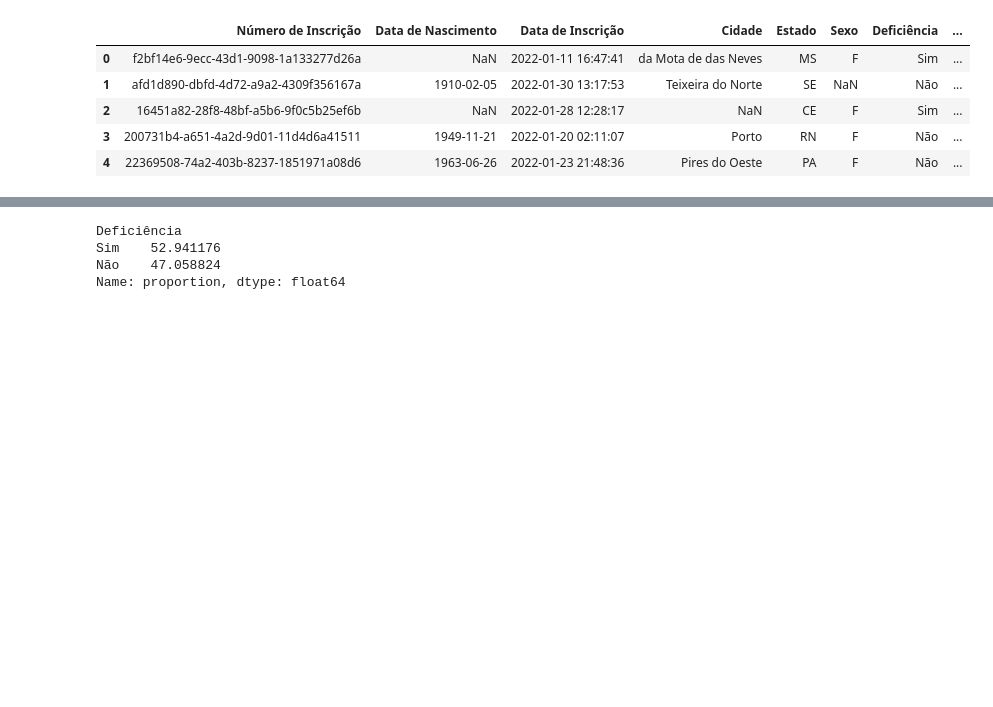
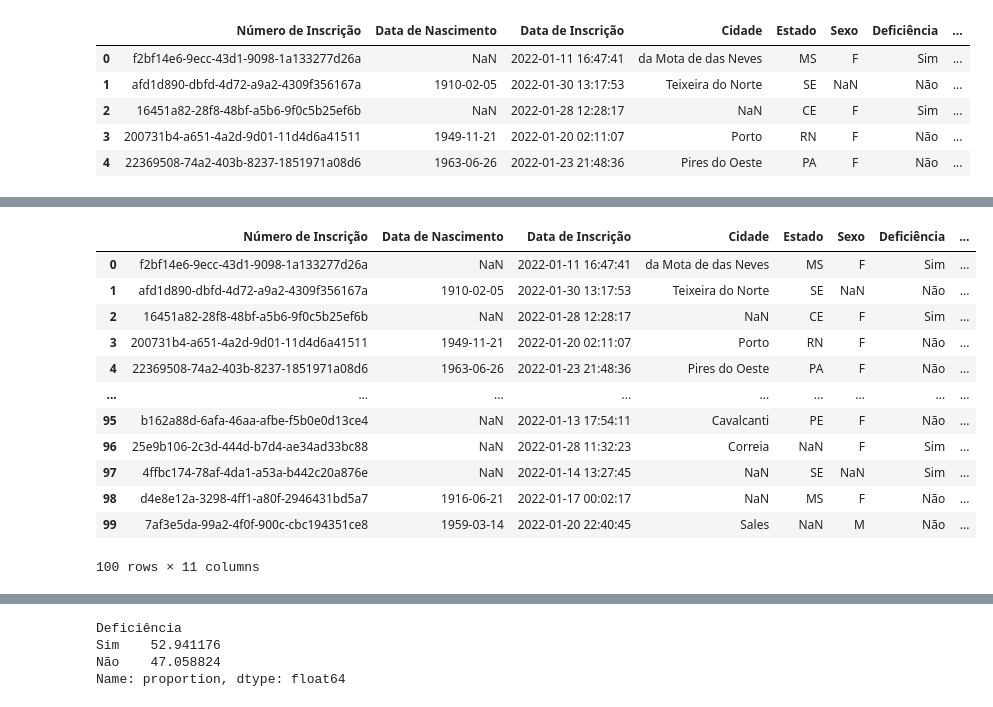
Before and after one commit to lidiaperside/python-para-dados-womakerscode, a Jupyter notebook: exercicio-pandas.ipynb, the cells around one changed output, grey strips where cells are left out. Drawn from its saved outputs; the diff is of its cells as text; code cells hidden in the pictures; blank space fills up the shorter version.

```diff
--- a/exercicio-pandas.ipynb
+++ b/exercicio-pandas.ipynb
@@ -117,0 +139,17 @@ df_concurso.head()
+# %%
+df_concurso['Idade'] = ano_atual - df_concurso_filtrado['Data de Nascimento'].dt.year
+df_concurso
+# %% [output]
+|  | Número de Inscrição | Data de Nascimento | Data de Inscrição | Cidade | Estado | Sexo | Deficiência | ... |
+| 0 | f2bf14e6-9ecc-43d1-9098-1a133277d26a | NaN | 2022-01-11 16:47:41 | da Mota de das Neves | MS | F | Sim | ... |
+| 1 | afd1d890-dbfd-4d72-a9a2-4309f356167a | 1910-02-05 | 2022-01-30 13:17:53 | Teixeira do Norte | SE | NaN | Não | ... |
+| 2 | 16451a82-28f8-48bf-a5b6-9f0c5b25ef6b | NaN | 2022-01-28 12:28:17 | NaN | CE | F | Sim | ... |
+| 3 | 200731b4-a651-4a2d-9d01-11d4d6a41511 | 1949-11-21 | 2022-01-20 02:11:07 | Porto | RN | F | Não | ... |
+| 4 | 22369508-74a2-403b-8237-1851971a08d6 | 1963-06-26 | 2022-01-23 21:48:36 | Pires do Oeste | PA | F | Não | ... |
+| ... | ... | ... | ... | ... | ... | ... | ... | ... |
+| 95 | b162a88d-6afa-46aa-afbe-f5b0e0d13ce4 | NaN | 2022-01-13 17:54:11 | Cavalcanti | PE | F | Não | ... |
+| 96 | 25e9b106-2c3d-444d-b7d4-ae34ad33bc88 | NaN | 2022-01-28 11:32:23 | Correia | NaN | F | Sim | ... |
+| 97 | 4ffbc174-78af-4da1-a53a-b442c20a876e | NaN | 2022-01-14 13:27:45 | NaN | SE | NaN | Sim | ... |
+| 98 | d4e8e12a-3298-4ff1-a80f-2946431bd5a7 | 1916-06-21 | 2022-01-17 00:02:17 | NaN | MS | F | Não | ... |
+| 99 | 7af3e5da-99a2-4f0f-900c-cbc194351ce8 | 1959-03-14 | 2022-01-20 22:40:45 | Sales | NaN | M | Não | ... |
+100 rows × 11 columns
```
Also changed, not shown: parts of 8 cells of this notebook.
